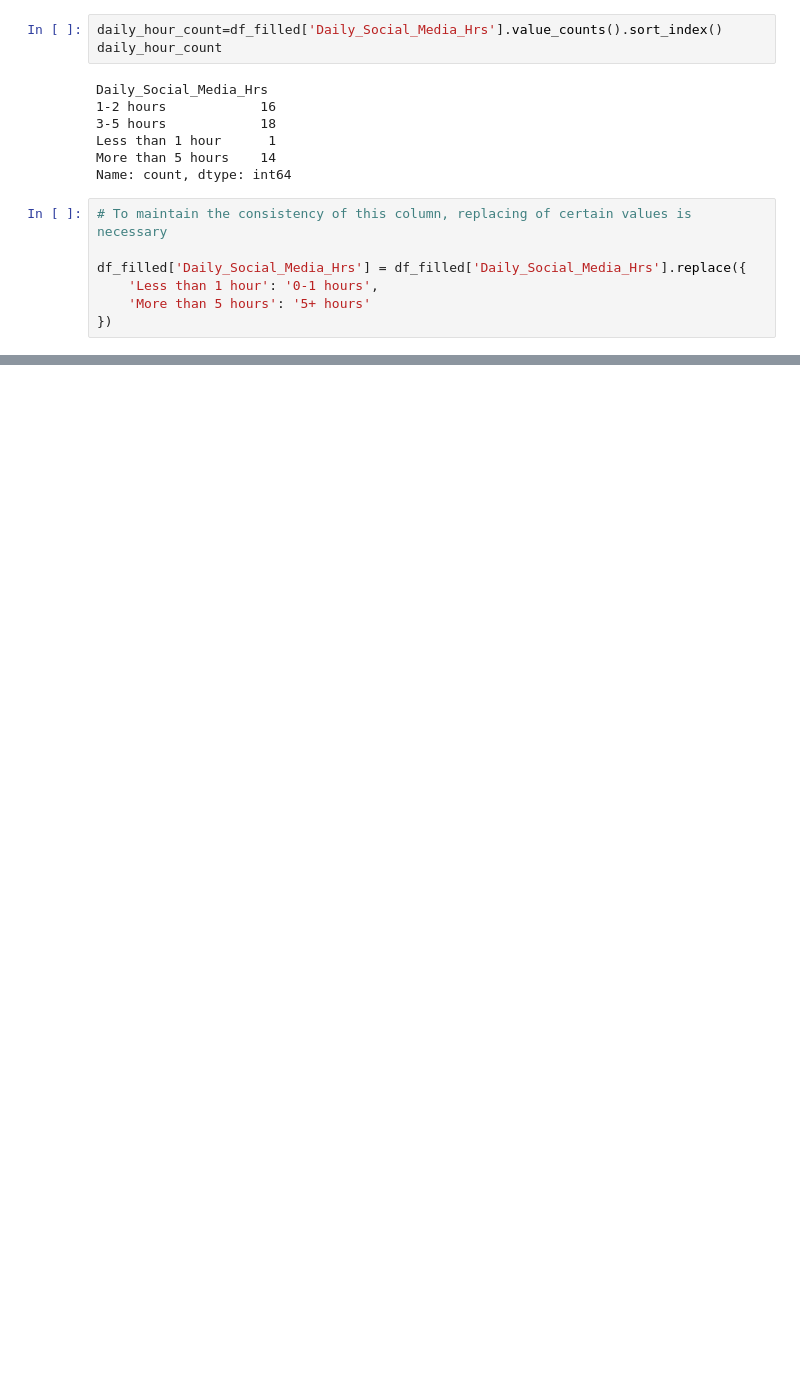
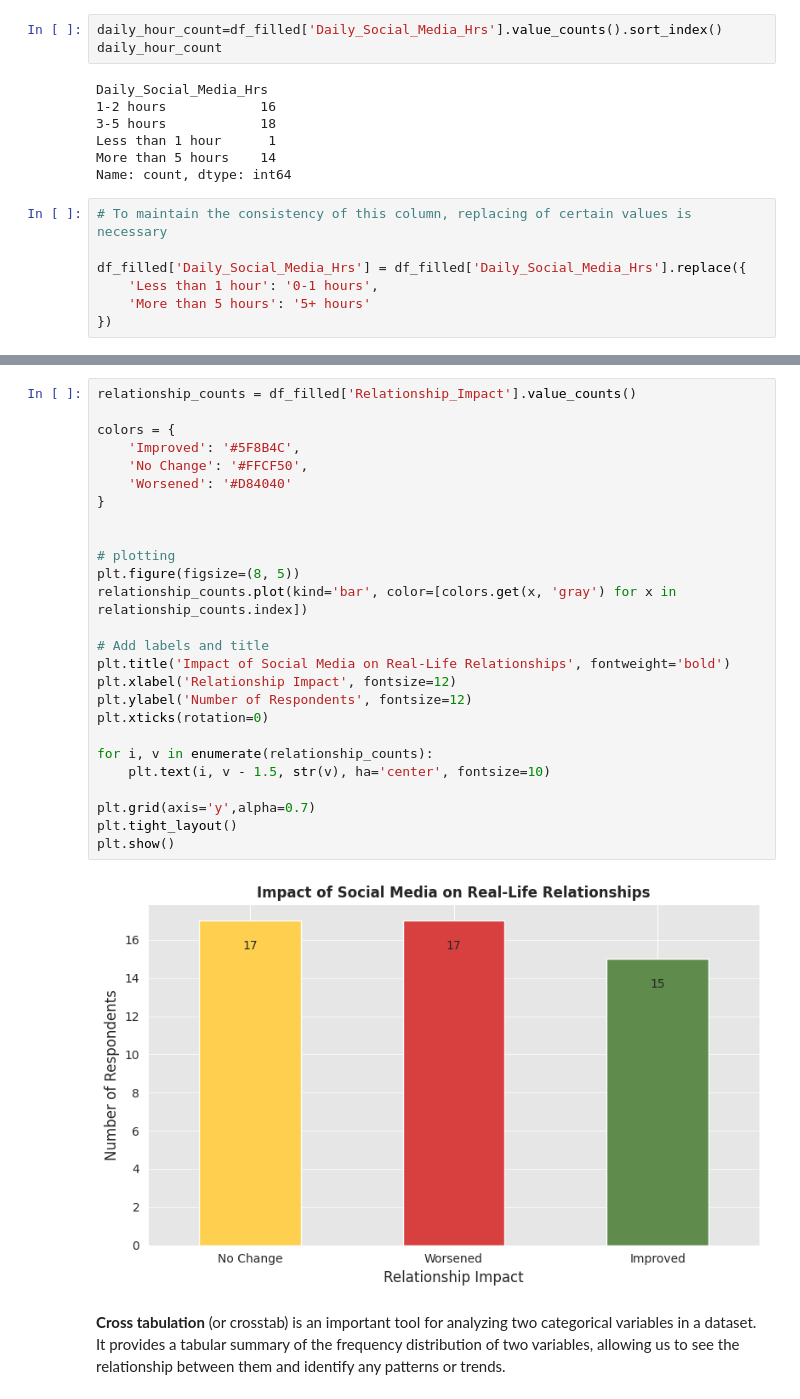
Before and after one commit to abhik-b/Social-Media-Impact-EDA, a Jupyter notebook: social-media-aspect-eda.ipynb, the cells around one changed output, grey strips where cells are left out. Cells and saved outputs as stored; diff of their text form; blank space fills up the shorter version.

Commit message:
Kaggle Notebook | Social Media Aspect EDA | Version 2

```diff
--- a/social-media-aspect-eda.ipynb
+++ b/social-media-aspect-eda.ipynb
@@ -198,0 +199,30 @@ Name: count, dtype: int64
+# %%
+relationship_counts = df_filled['Relationship_Impact'].value_counts()
+
+colors = {
+    'Improved': '#5F8B4C',
+    'No Change': '#FFCF50',
+    'Worsened': '#D84040'
+}
+
+
+# plotting
+plt.figure(figsize=(8, 5))
+relationship_counts.plot(kind='bar', color=[colors.get(x, 'gray') for x in relationship_counts.index])
+
+# Add labels and title
+plt.title('Impact of Social Media on Real-Life Relationships', fontweight='bold')
+plt.xlabel('Relationship Impact', fontsize=12)
+plt.ylabel('Number of Respondents', fontsize=12)
+plt.xticks(rotation=0)
+
+for i, v in enumerate(relationship_counts):
+    plt.text(i, v - 1.5, str(v), ha='center', fontsize=10)
+
+plt.grid(axis='y',alpha=0.7)
+plt.tight_layout()
+plt.show()
+# %% [output]
+[figure, added]
+# %% [markdown]
+**Cross tabulation** (or crosstab) is an important tool for analyzing two categorical variables in a dataset. It provides a tabular summary of the frequency distribution of two variables, allowing us to see the relationship between them and identify any patterns or trends.
```
Also changed, not shown: parts of 20 cells of this notebook.
